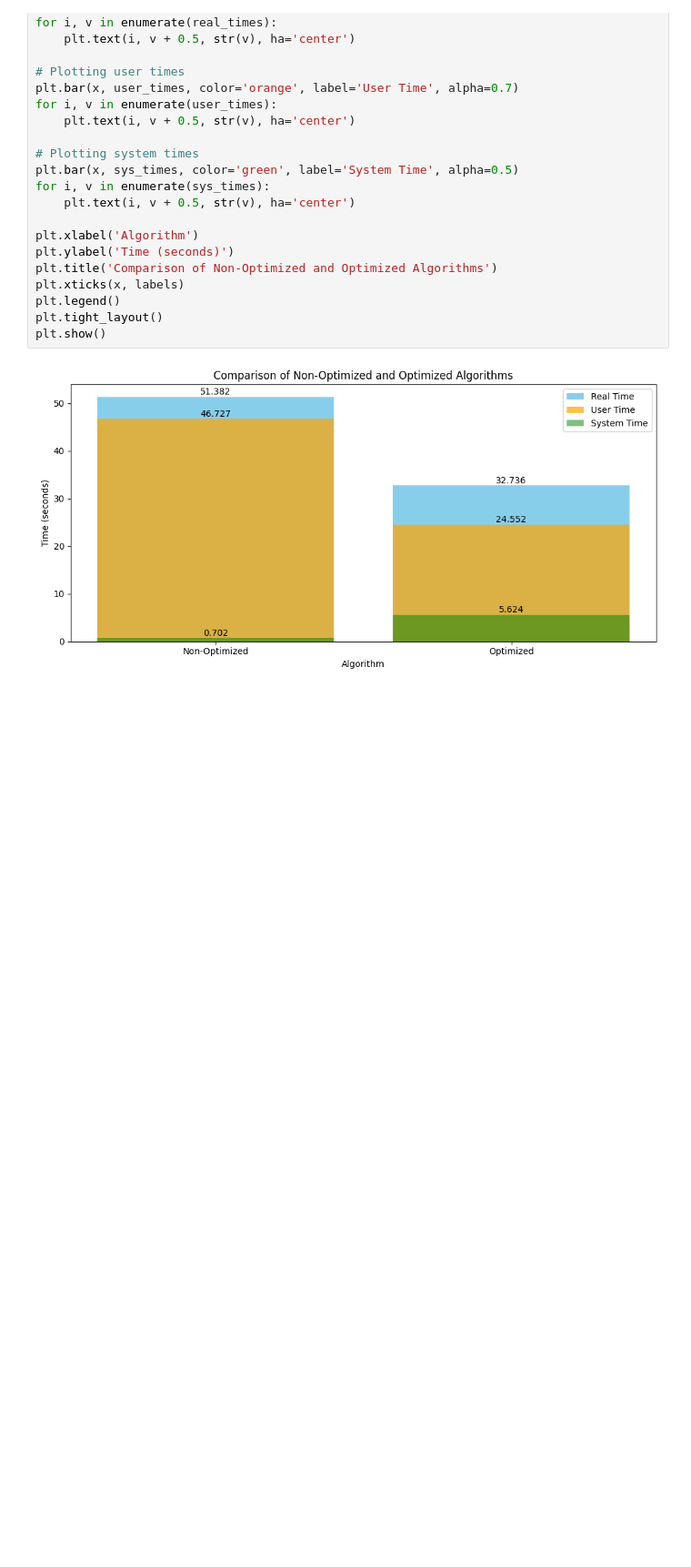
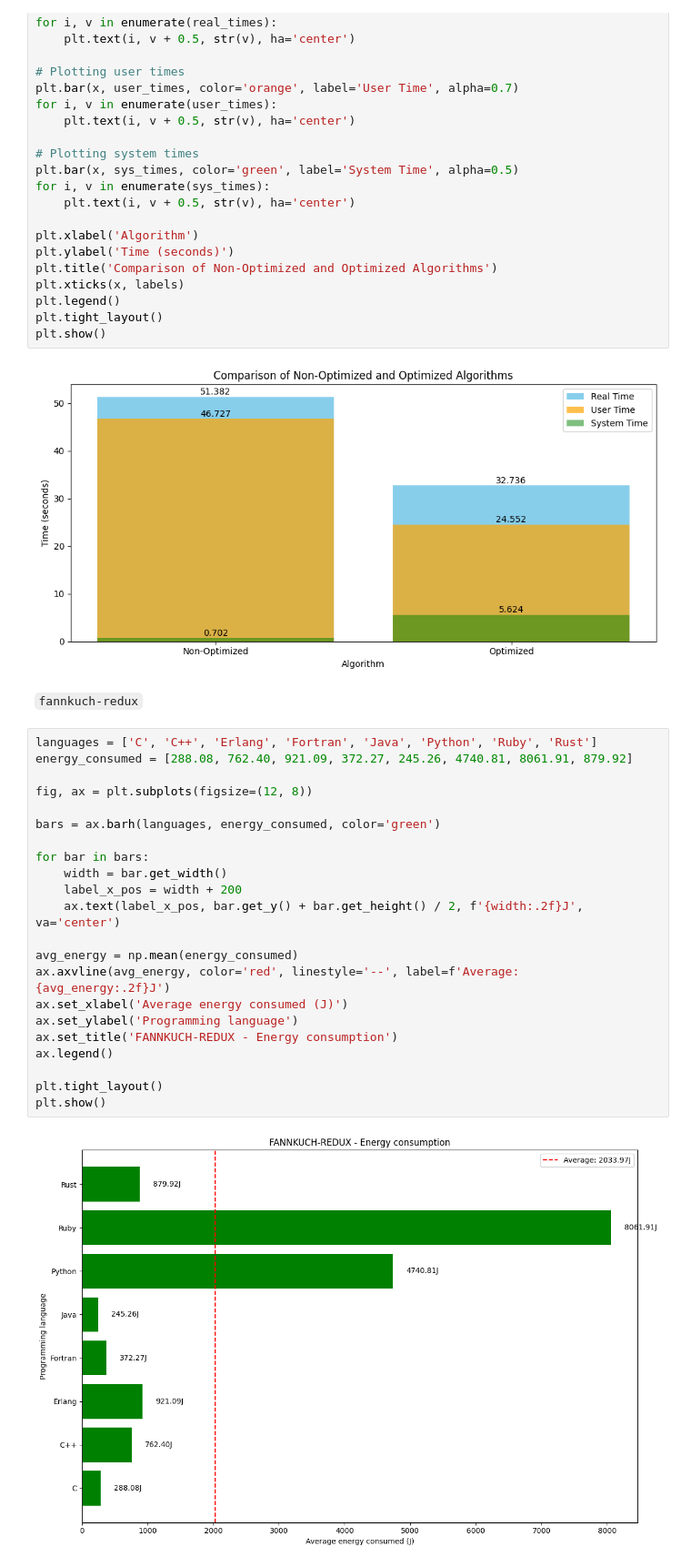
Before and after one commit to reynaldesgr/HPC-Benchmark, a Jupyter notebook: notebook/results.ipynb, the cells around one changed output. Shown: that part at 91% size. Saved outputs shown, nothing was run; the diff lists cells and outputs as text; blank space fills up the shorter version.

```diff
--- a/notebook/results.ipynb
+++ b/notebook/results.ipynb
@@ -462,3 +462,29 @@ plt.tight_layout()
 plt.show()
 # %% [output]
 [figure]
+# %% [markdown]
+``fannkuch-redux``
+# %%
+languages = ['C', 'C++', 'Erlang', 'Fortran', 'Java', 'Python', 'Ruby', 'Rust']
+energy_consumed = [288.08, 762.40, 921.09, 372.27, 245.26, 4740.81, 8061.91, 879.92]
+
+fig, ax = plt.subplots(figsize=(12, 8))
+
+bars = ax.barh(languages, energy_consumed, color='green')
+
+for bar in bars:
+    width = bar.get_width()
+    label_x_pos = width + 200
+    ax.text(label_x_pos, bar.get_y() + bar.get_height() / 2, f'{width:.2f}J', va='center')
+
+avg_energy = np.mean(energy_consumed)
+ax.axvline(avg_energy, color='red', linestyle='--', label=f'Average: {avg_energy:.2f}J')
+ax.set_xlabel('Average energy consumed (J)')
+ax.set_ylabel('Programming language')
+ax.set_title('FANNKUCH-REDUX - Energy consumption')
+ax.legend()
+
+plt.tight_layout()
+plt.show()
+# %% [output]
+[figure, added]
```
Also changed, not shown: parts of 4 cells of this notebook, 12 other files.
